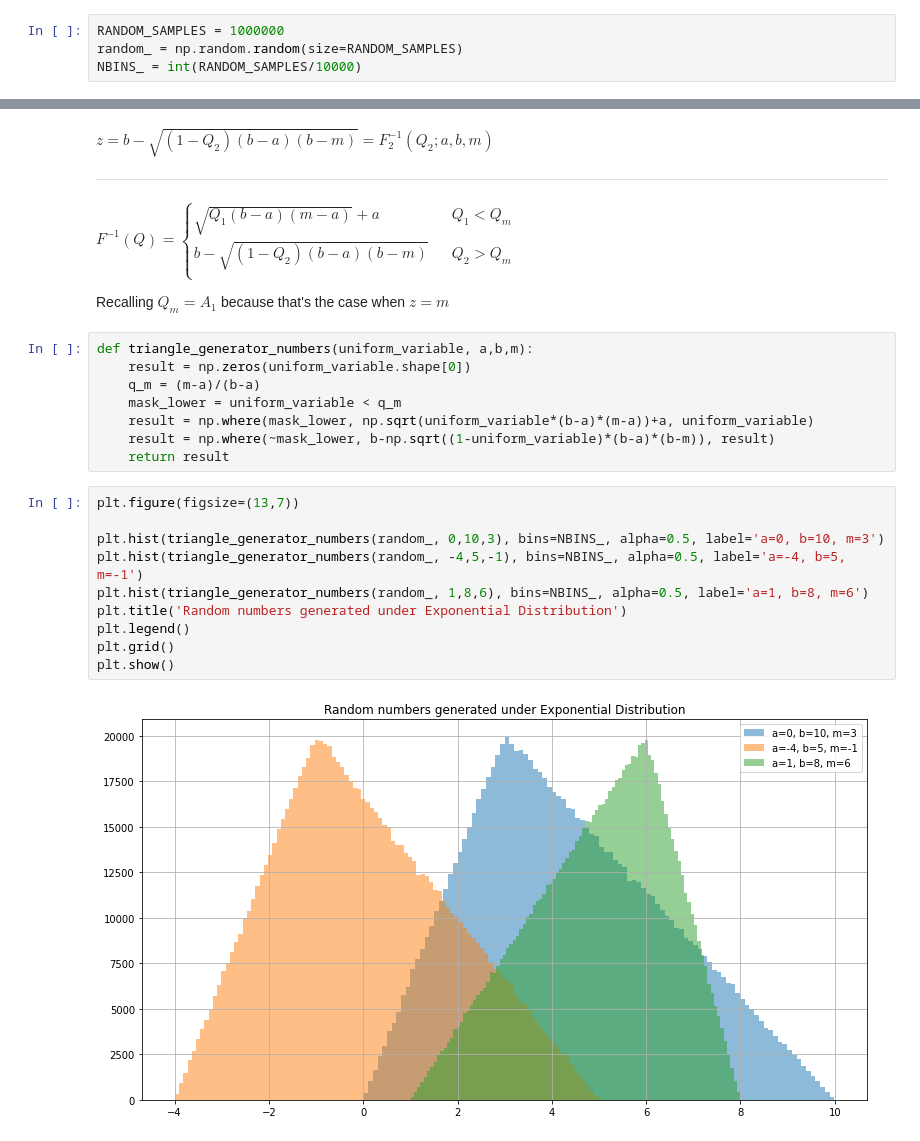
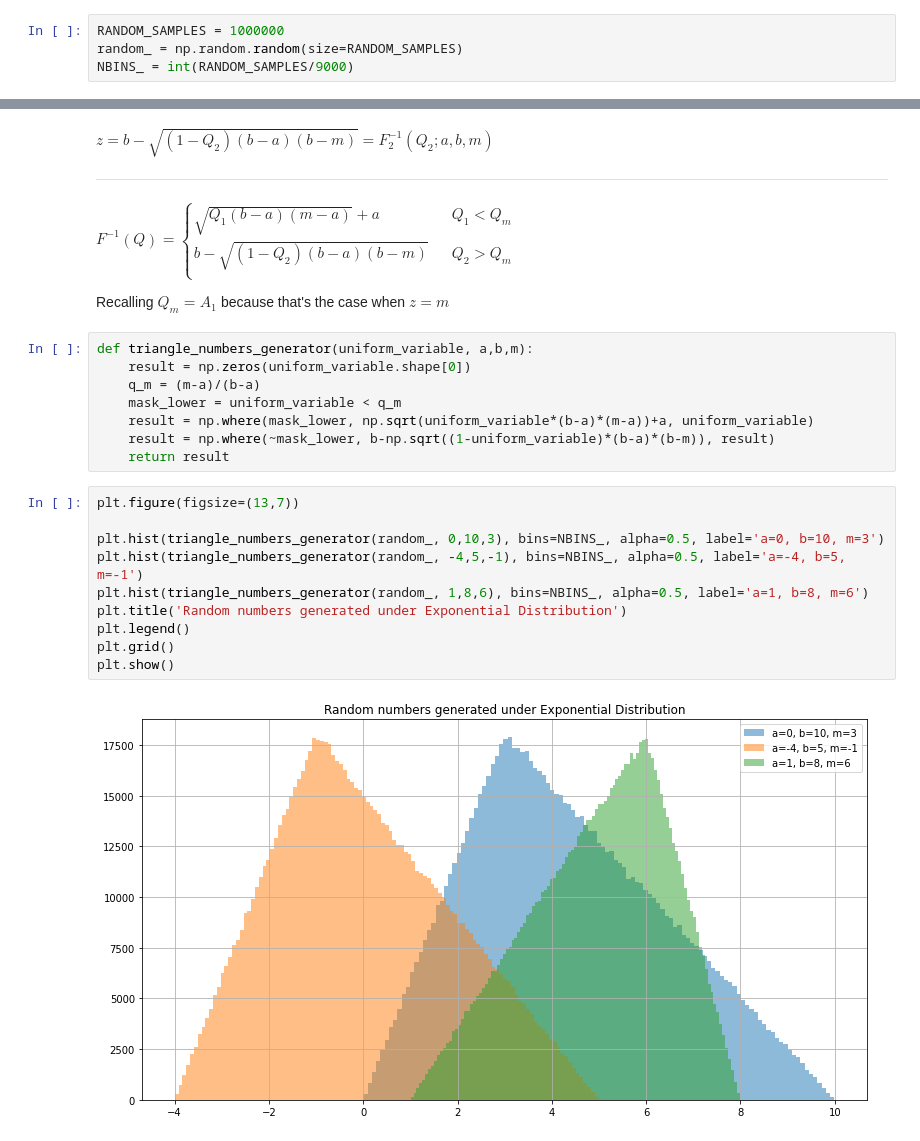
Before and after one commit to craquinterogo/quantitative_finance, a Jupyter notebook: Simulation/Monte_Carlo/ProbabilityDistRandomNumbersGenerator.ipynb, the cells around one changed output, grey strips where cells are left out. Cells and saved outputs as stored; diff of their text form.

```diff
--- a/Simulation/Monte_Carlo/ProbabilityDistRandomNumbersGenerator.ipynb
+++ b/Simulation/Monte_Carlo/ProbabilityDistRandomNumbersGenerator.ipynb
@@ -8,7 +10,7 @@ np.random.seed(101)
 # %%
 RANDOM_SAMPLES = 1000000
 random_ = np.random.random(size=RANDOM_SAMPLES)
-NBINS_ = int(RANDOM_SAMPLES/10000)
+NBINS_ = int(RANDOM_SAMPLES/9000)
 # %%
 plt.figure(figsize=(12,5))
 plt.hist(random_)
@@ -285,7 +287,7 @@ $F^{-1}(Q) = \begin{cases}
 
 Recalling $Q_m = A_1$ because that's the case when $z=m$
 # %%
-def triangle_generator_numbers(uniform_variable, a,b,m):
+def triangle_numbers_generator(uniform_variable, a,b,m):
     result = np.zeros(uniform_variable.shape[0])
     q_m = (m-a)/(b-a)
     mask_lower = uniform_variable < q_m
@@ -295,12 +297,12 @@ def triangle_generator_numbers(uniform_variable, a,b,m):
 # %%
 plt.figure(figsize=(13,7))
 
-plt.hist(triangle_generator_numbers(random_, 0,10,3), bins=NBINS_, alpha=0.5, label='a=0, b=10, m=3')
-plt.hist(triangle_generator_numbers(random_, -4,5,-1), bins=NBINS_, alpha=0.5, label='a=-4, b=5, m=-1')
-plt.hist(triangle_generator_numbers(random_, 1,8,6), bins=NBINS_, alpha=0.5, label='a=1, b=8, m=6')
+plt.hist(triangle_numbers_generator(random_, 0,10,3), bins=NBINS_, alpha=0.5, label='a=0, b=10, m=3')
+plt.hist(triangle_numbers_generator(random_, -4,5,-1), bins=NBINS_, alpha=0.5, label='a=-4, b=5, m=-1')
+plt.hist(triangle_numbers_generator(random_, 1,8,6), bins=NBINS_, alpha=0.5, label='a=1, b=8, m=6')
 plt.title('Random numbers generated under Exponential Distribution')
 plt.legend()
 plt.grid()
 plt.show()
 # %% [output]
-[figure, old version]
+[figure, new version]
```
Also changed, not shown: parts of 17 cells of this notebook.
